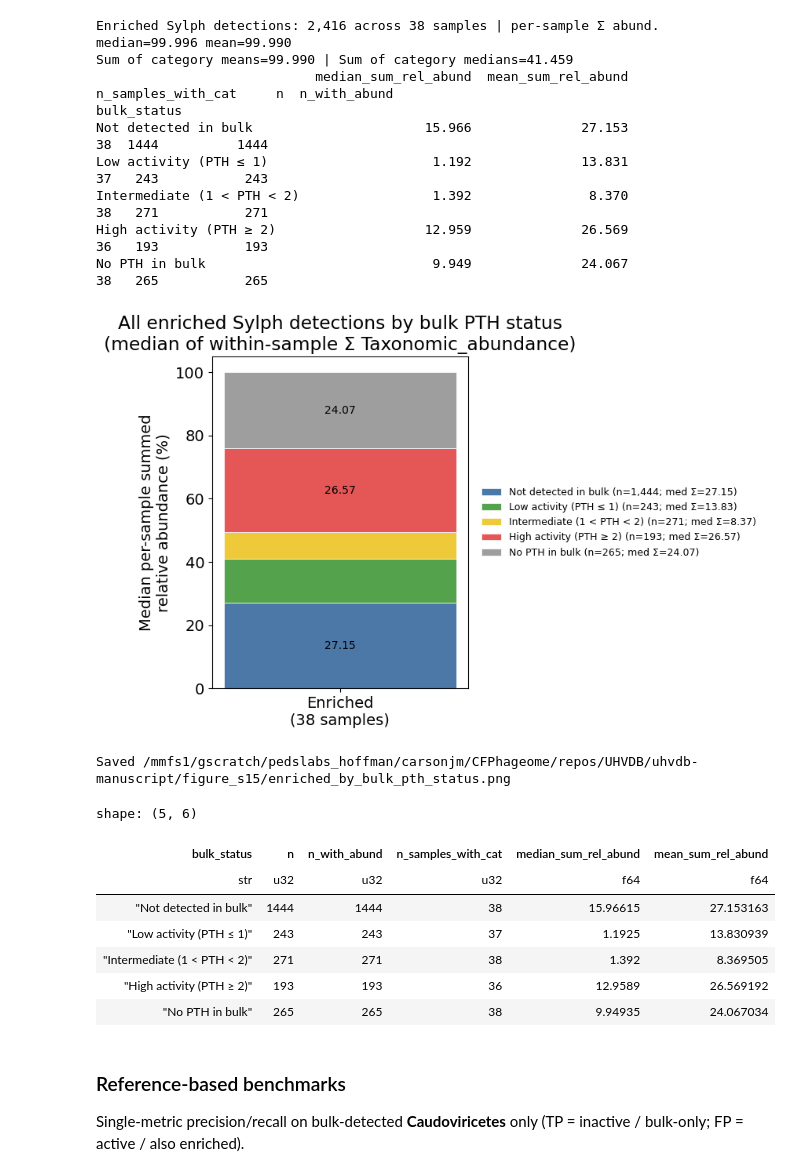
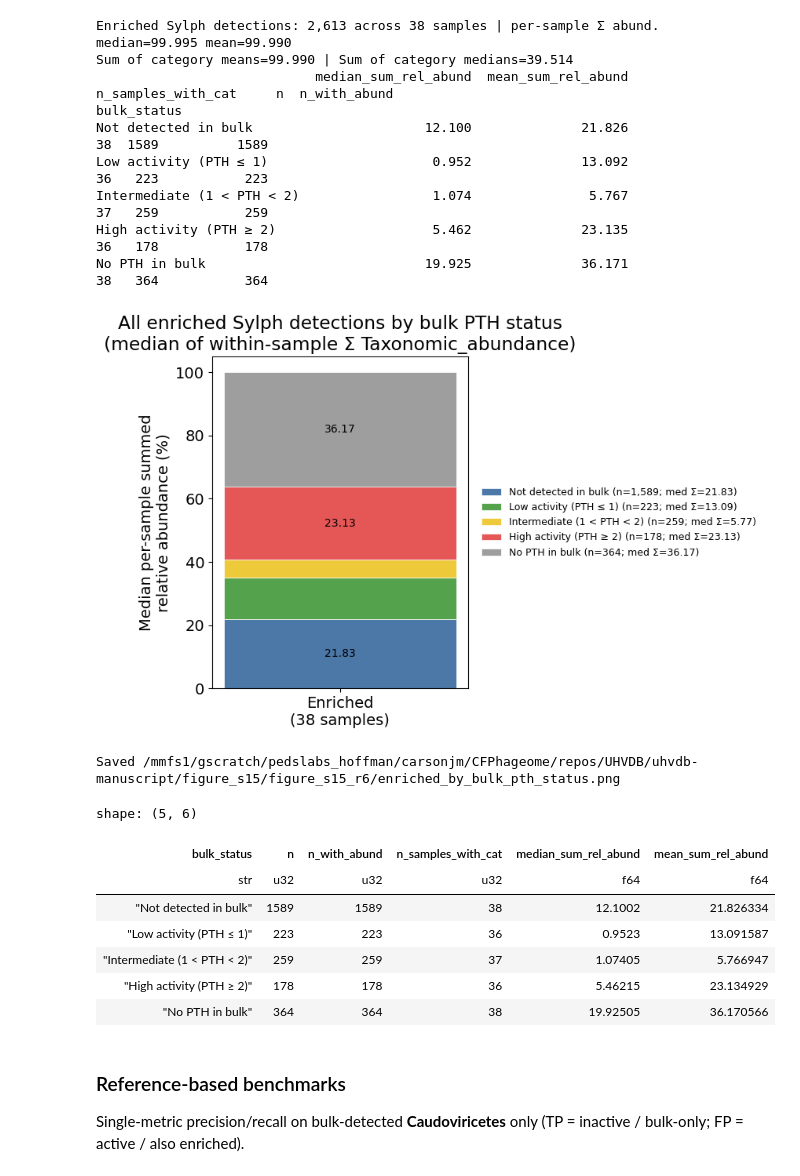
Before and after one commit to UHVDB/uhvdb-manuscript, a Jupyter notebook: figure_s15/figure_s15.ipynb, the cells around one changed output. Saved outputs shown, nothing was run; the diff lists cells and outputs as text; code cells hidden in the pictures.

```diff
--- a/figure_s15/figure_s15.ipynb
+++ b/figure_s15/figure_s15.ipynb
@@ -662,8 +731,8 @@ shape: (21, 2)
 gene_breadth_lst = []
 
 for file in glob.glob(
-    '../figure_4/activity_profiling/liang_enriched_results/2026-04-03_outputs/'
-    'referenceanalyze/coverm/*/bam/*.gene_coverage.tsv.gz'
+    '../figure_4/activity_profiling/liang_enriched_r6/results/'
+    '*/*.gene_coverage.tsv.gz'
 ):
     sample_id = file.split('/')[-1].split('.')[0]
     df = (
@@ -735,17 +804,17 @@ shape: (5, 18)
 # %%
 # load final metadata
-uhvdb_final_metadata = pl.read_csv('../figure_s18/uhvdb_v5_final_metadata_v2.tsv.gz', separator='\t')
+uhvdb_final_metadata = pl.read_csv('../../toolkit2/databases/uhvdb/v6/analyze/uhvdb_metadata.tsv.gz', separator='\t')
 # %%
 # aggregate to species level (species representatives only; no genomovar median)
-# Gene-category features: med_prop_* from gene_breadth_counts (unenriched samples only —
-# enriched CoverM dirs in this dataset have no *.gene_coverage.tsv.gz outputs).
+# Gene-category features: med_prop_* from gene_breadth_counts (joined on bulk sample_id;
+# r6 has enriched gene_coverage too, but FN join still uses bulk sample_id before coalesce).
 # Hallmarks / med_prop_* stay null when gene-breadth is missing (not filled as 0).
 
 # Sylph genome-level profiles (kmers_reassigned) for unenriched + enriched libraries.
 # % kmers reassigned = kmers_reassigned / containment denominator (Containment_ind "a/b").
 _SYLPH_PROF_GLOB = (
-    '../figure_4/activity_profiling/liang_enriched_results/2026-04-03_outputs/'
-    'referenceanalyze/sylph/*/*.profile.tsv'
+    '../figure_4/activity_profiling/liang_enriched_r6/results/'
+    '*/*.profile.tsv'
 )
 _sylph_prof_lst = []
 for _file in sorted(glob.glob(_SYLPH_PROF_GLOB)):
@@ -1016,8 +1085,8 @@ print(
 def _build_sylph_kmers_tables():
     """Load sylph .profile.tsv kmers_reassigned and aggregate to sample/group × species."""
     prof_glob = (
-        '../figure_4/activity_profiling/liang_enriched_results/2026-04-03_outputs/'
-        'referenceanalyze/sylph/*/*.profile.tsv'
+        '../figure_4/activity_profiling/liang_enriched_r6/results/'
+        '*/*.profile.tsv'
     )
     lst = []
     for file in sorted(glob.glob(prof_glob)):
@@ -2035,8 +2102,8 @@ shape: (48, 5)
 
 # Enriched Sylph taxonomic abundance (species-rep profiles)
 _ENR_PROF_GLOB = (
-    "../figure_4/activity_profiling/liang_enriched_results/2026-04-03_outputs/"
-    "referenceanalyze/sylph/*_enriched/*.profile.tsv"
+    "../figure_4/activity_profiling/liang_enriched_r6/results/"
+    "*_enriched/*.profile.tsv"
 )
 _enr_prof_lst = []
 for _file in sorted(glob.glob(_ENR_PROF_GLOB)):
@@ -2209,51 +2276,51 @@ ax.set_xticks([0])
 ax.set_xticklabels([f"Enriched\n({n_samples:,} samples)"])
 ax.set_ylabel("Median per-sample summed\nrelative abundance (%)")
 ax.set_title(
     "All enriched Sylph detections by bulk PTH status\n"
     "(median of within-sample Σ Taxonomic_abundance)"
 )
 ax.legend(frameon=False, loc="center left", bbox_to_anchor=(1.02, 0.5), fontsize=9)
 fig.tight_layout()
 
-enr_bulk_status_png = Path("enriched_by_bulk_pth_status.png")
+enr_bulk_status_png = OUTDIR / "enriched_by_bulk_pth_status.png"
 fig.savefig(enr_bulk_status_png, dpi=150, bbox_inches="tight")
 plt.show()
 print("Saved", enr_bulk_status_png.resolve())
 
 enriched_bulk_status_summary = (
     pl.from_pandas(status_props.reset_index())
     .select(
         [
             "bulk_status",
             "n",
             "n_with_abund",
             "n_samples_with_cat",
             "median_sum_rel_abund",
             "mean_sum_rel_abund",
         ]
     )
 )
 enriched_bulk_status_summary
 # %% [output]
-Enriched Sylph detections: 2,416 across 38 samples | per-sample Σ abund. median=99.996 mean=99.990
-Sum of category means=99.990 | Sum of category medians=41.459
+Enriched Sylph detections: 2,613 across 38 samples | per-sample Σ abund. median=99.995 mean=99.990
+Sum of category means=99.990 | Sum of category medians=39.514
                             median_sum_rel_abund  mean_sum_rel_abund  n_samples_with_cat     n  n_with_abund
 bulk_status
-Not detected in bulk                      15.966              27.153                  38  1444          1444
-Low activity (PTH ≤ 1)                     1.192              13.831                  37   243           243
-Intermediate (1 < PTH < 2)                 1.392               8.370                  38   271           271
-High activity (PTH ≥ 2)                   12.959              26.569                  36   193           193
-No PTH in bulk                             9.949              24.067                  38   265           265
+Not detected in bulk                      12.100              21.826                  38  1589          1589
+Low activity (PTH ≤ 1)                     0.952              13.092                  36   223           223
+Intermediate (1 < PTH < 2)                 1.074               5.767                  37   259           259
+High activity (PTH ≥ 2)                    5.462              23.135                  36   178           178
+No PTH in bulk                            19.925              36.171                  38   364           364
-[figure, old version]
+[figure, new version]
-Saved /mmfs1/gscratch/pedslabs_hoffman/carsonjm/CFPhageome/repos/UHVDB/uhvdb-manuscript/figure_s15/enriched_by_bulk_pth_status.png
+Saved /mmfs1/gscratch/pedslabs_hoffman/carsonjm/CFPhageome/repos/UHVDB/uhvdb-manuscript/figure_s15/figure_s15_r6/enriched_by_bulk_pth_status.png
 shape: (5, 6)
 | bulk_status | n | n_with_abund | n_samples_with_cat | median_sum_rel_abund | mean_sum_rel_abund |
 | str | u32 | u32 | u32 | f64 | f64 |
-| "Not detected in bulk" | 1444 | 1444 | 38 | 15.96615 | 27.153163 |
-| "Low activity (PTH ≤ 1)" | 243 | 243 | 37 | 1.1925 | 13.830939 |
-| "Intermediate (1 < PTH < 2)" | 271 | 271 | 38 | 1.392 | 8.369505 |
-| "High activity (PTH ≥ 2)" | 193 | 193 | 36 | 12.9589 | 26.569192 |
-| "No PTH in bulk" | 265 | 265 | 38 | 9.94935 | 24.067034 |
+| "Not detected in bulk" | 1589 | 1589 | 38 | 12.1002 | 21.826334 |
+| "Low activity (PTH ≤ 1)" | 223 | 223 | 36 | 0.9523 | 13.091587 |
+| "Intermediate (1 < PTH < 2)" | 259 | 259 | 37 | 1.07405 | 5.766947 |
+| "High activity (PTH ≥ 2)" | 178 | 178 | 36 | 5.46215 | 23.134929 |
+| "No PTH in bulk" | 364 | 364 | 38 | 19.92505 | 36.170566 |
 # %% [markdown]
 ### Reference-based benchmarks
 
```
Also changed, not shown: parts of 55 cells of this notebook, 37 other files.
